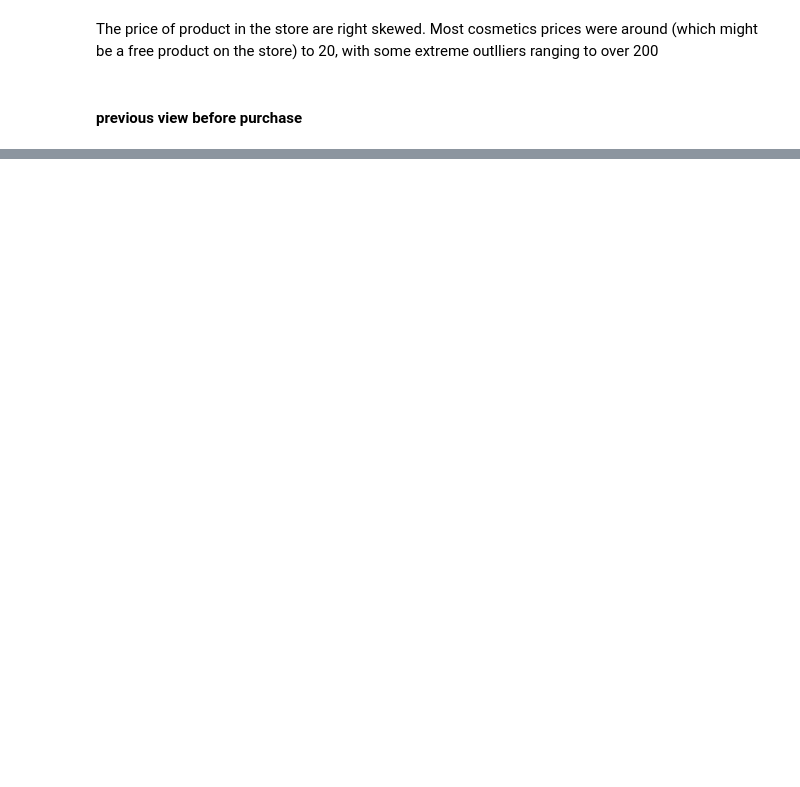
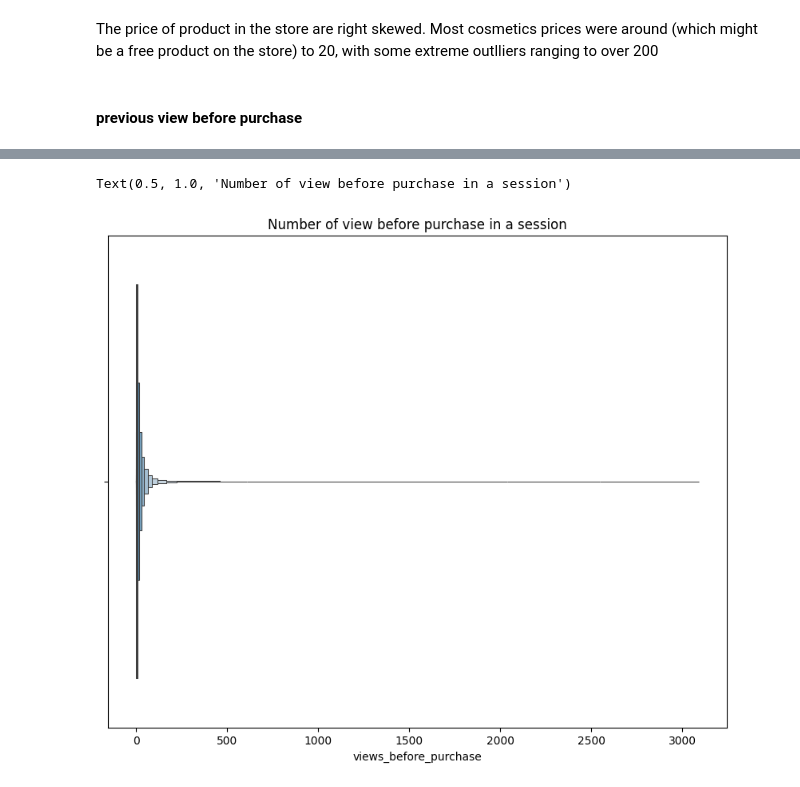
Before and after one commit to GIDDY269/Product_recommendation_system, a Jupyter notebook: notebooks/EDA.IPYNB, the cells around one changed output, grey strips where cells are left out. Drawn from its saved outputs; the diff is of its cells as text; code cells hidden in the pictures; blank space fills up the shorter version.

```diff
--- a/notebooks/EDA.IPYNB
+++ b/notebooks/EDA.IPYNB
@@ -350,0 +381,28 @@ KeyboardInterrupt:
+# %%
+
+# Step 1: Filter for sessions with purchases
+purchase_sessions = training_data_spark_sorted.filter(training_data_spark_sorted['session_purchase'] == True)
+
+# Step 2: Create a flag column for 'view' event type
+purchase_sessions = purchase_sessions.withColumn(
+    'is_view',
+    F.when(purchase_sessions['event_type'] == 'view', 1).otherwise(0)
+)
+
+# Step 3: Create a window specification to group by 'user_id' and 'user_session' and order by 'event_time'
+window_spec = Window.partitionBy('user_id', 'user_session').orderBy('event_time')
+
+# Step 4: Calculate cumulative sum of 'view' events for each session before the purchase
+purchase_sessions = purchase_sessions.withColumn(
+    'views_before_purchase',
+    F.sum('is_view').over(window_spec)
+)
+
+# Step 5: Filter out only the rows where the 'event_type' is 'purchase' (if needed)
+purchase_sessions = purchase_sessions.filter(purchase_sessions['event_type'] == 'purchase')
+
+# Step 6: Select the relevant columns for display
+purchase_sessions = purchase_sessions.select('user_id', 'user_session', 'views_before_purchase')
+
+# Show the result
+purchase_sessions.show()
@@ -350,0 +432,11 @@ KeyboardInterrupt:
+# %%
+purchase_sessions_pandas = purchase_sessions.toPandas()
+
+
+
+plt.figure(figsize=[10,8])
+sns.boxenplot(
+    data= purchase_sessions_pandas,x='views_before_purchase'
+)
+plt.title('Number of view before purchase in a session')
+# %% [output]
@@ -350,0 +449,2 @@ KeyboardInterrupt:
+Text(0.5, 1.0, 'Number of view before purchase in a session')
+[figure, added]
```
Also changed, not shown: parts of 49 cells of this notebook, 17 other files.
